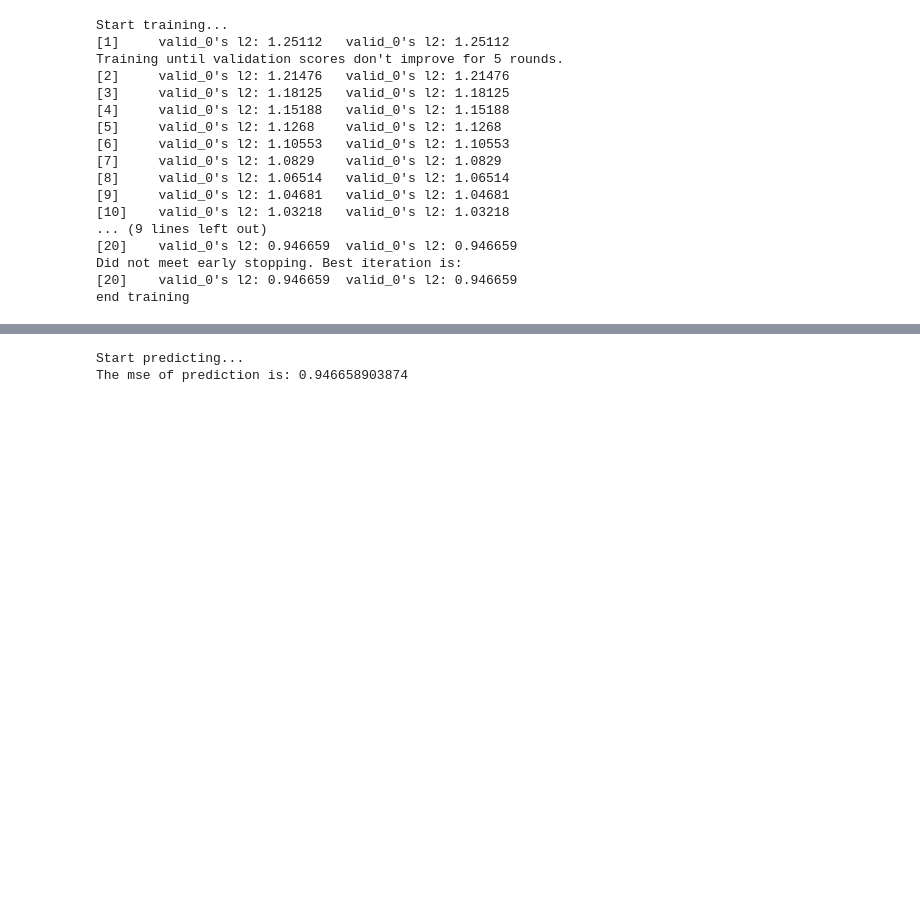
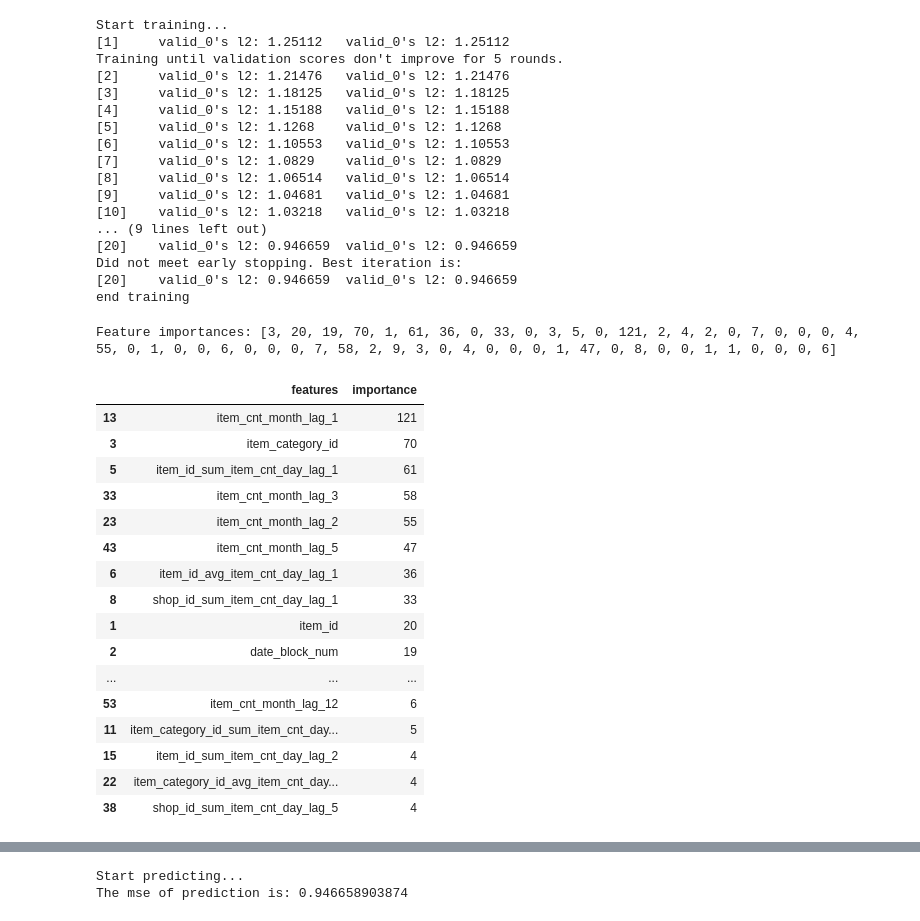
Before and after one commit to ihongChen/HowToWinKaggle, a Jupyter notebook: src/lgb_model1.ipynb, the cells around one changed output, grey strips where cells are left out. Saved outputs shown, nothing was run; the diff lists cells and outputs as text; code cells hidden in the pictures; blank space fills up the shorter version.

```diff
--- a/src/lgb_model1.ipynb
+++ b/src/lgb_model1.ipynb
@@ -48,7 +108,7 @@ gbm = lgb.train(params,
                 lgb_train,
                 num_boost_round=20,
                 valid_sets=lgb_cv,
-early_stopping_rounds=5)
+early_stopping_rounds=20)
 print('end training')
 # print('Save model...')
 # save model to file
@@ -71,6 +131,30 @@ Training until validation scores don't improve for 5 rounds.
 Did not meet early stopping. Best iteration is:
 [20]    valid_0's l2: 0.946659  valid_0's l2: 0.946659
 end training
+# %%
+print('Feature importances:', list(gbm.feature_importance()))
+# %% [output]
+Feature importances: [3, 20, 19, 70, 1, 61, 36, 0, 33, 0, 3, 5, 0, 121, 2, 4, 2, 0, 7, 0, 0, 0, 4, 55, 0, 1, 0, 0, 6, 0, 0, 0, 7, 58, 2, 9, 3, 0, 4, 0, 0, 0, 1, 47, 0, 8, 0, 0, 1, 1, 0, 0, 0, 6]
+# %%
+pd.DataFrame({'features':gbm.feature_name(),'importance':gbm.feature_importance()}).sort_values(by='importance',ascending=False).head(20)
+# %% [output]
+|  | features | importance |
+| 13 | item_cnt_month_lag_1 | 121 |
+| 3 | item_category_id | 70 |
+| 5 | item_id_sum_item_cnt_day_lag_1 | 61 |
+| 33 | item_cnt_month_lag_3 | 58 |
+| 23 | item_cnt_month_lag_2 | 55 |
+| 43 | item_cnt_month_lag_5 | 47 |
+| 6 | item_id_avg_item_cnt_day_lag_1 | 36 |
+| 8 | shop_id_sum_item_cnt_day_lag_1 | 33 |
+| 1 | item_id | 20 |
+| 2 | date_block_num | 19 |
+| ... | ... | ... |
+| 53 | item_cnt_month_lag_12 | 6 |
+| 11 | item_category_id_sum_item_cnt_day... | 5 |
+| 15 | item_id_sum_item_cnt_day_lag_2 | 4 |
+| 22 | item_category_id_avg_item_cnt_day... | 4 |
+| 38 | shop_id_sum_item_cnt_day_lag_5 | 4 |
 # %%
 gc.collect()
 # %% [output]
```
Also changed, not shown: parts of 27 cells of this notebook, 1 other file.
